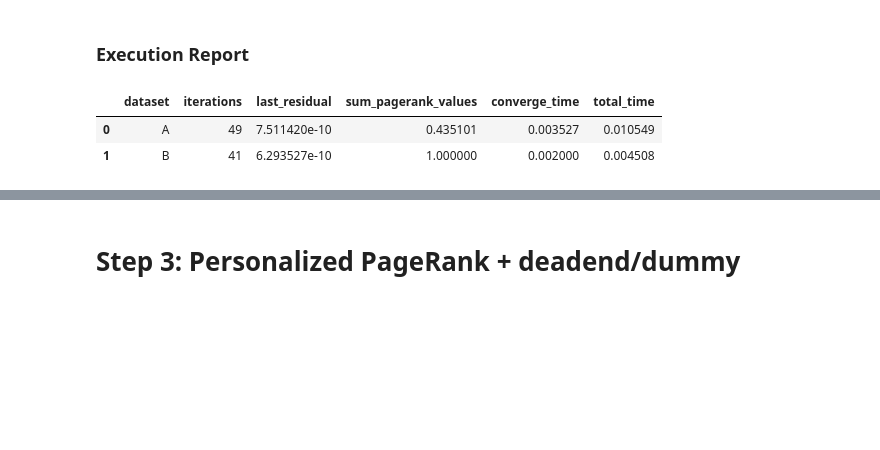
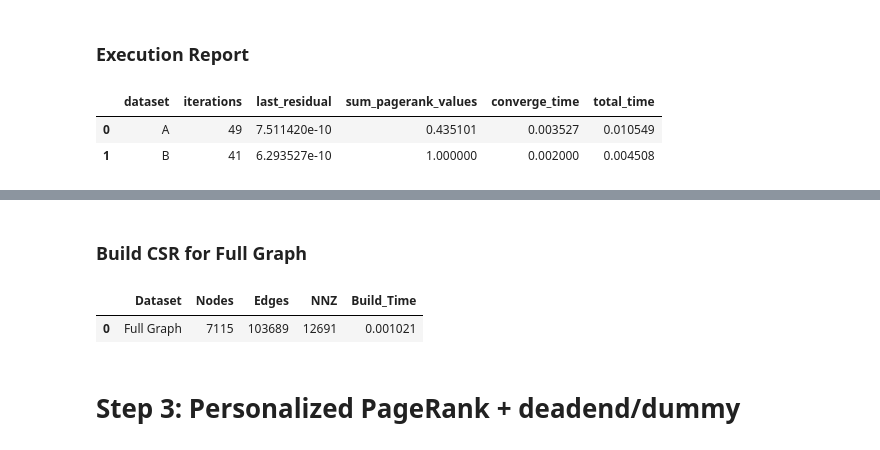
Before and after one commit to pouriaSameti/Mathematics-For-Data-Science, a Jupyter notebook: Project 3/notebook.ipynb, the cells around one changed output, grey strips where cells are left out. Saved outputs shown, nothing was run; the diff lists cells and outputs as text; code cells hidden in the pictures; blank space fills up the shorter version.

```diff
--- a/Project 3/notebook.ipynb
+++ b/Project 3/notebook.ipynb
@@ -629,3 +666,27 @@ pagerank_sparce_report_df
+# %% [markdown]
+### Build CSR for Full Graph
+# %%
+n_full = header_info['nodes']
+m_full = header_info['edges']
+
+
+data_full_graph = np.ones(m_A, dtype=np.float64)
+rows_full = edges_A["src"].to_numpy()
+cols_full = edges_A["dst"].to_numpy()
+
+t0 = time.time()
+full_graph_csr = csr_matrix((data_full_graph, (rows_full, cols_full)), shape=(n_full, n_full))
+t_build_full = time.time() - t0
+
+
+nnz_full_graph = full_graph_csr.nnz
+
+report_df = [{'Dataset': 'Full Graph', 'Nodes': n_full, 'Edges': m_full, 'NNZ': nnz_full_graph, 'Build_Time': t_build_full}]
+report_df = pd.DataFrame(report_df)
+report_df
+# %% [output]
+|  | Dataset | Nodes | Edges | NNZ | Build_Time |
+| 0 | Full Graph | 7115 | 103689 | 12691 | 0.001021 |
 # %% [markdown]
 # Step 3: Personalized PageRank + deadend/dummy
 # %% [markdown]
```
Also changed, not shown: parts of 8 cells of this notebook.
